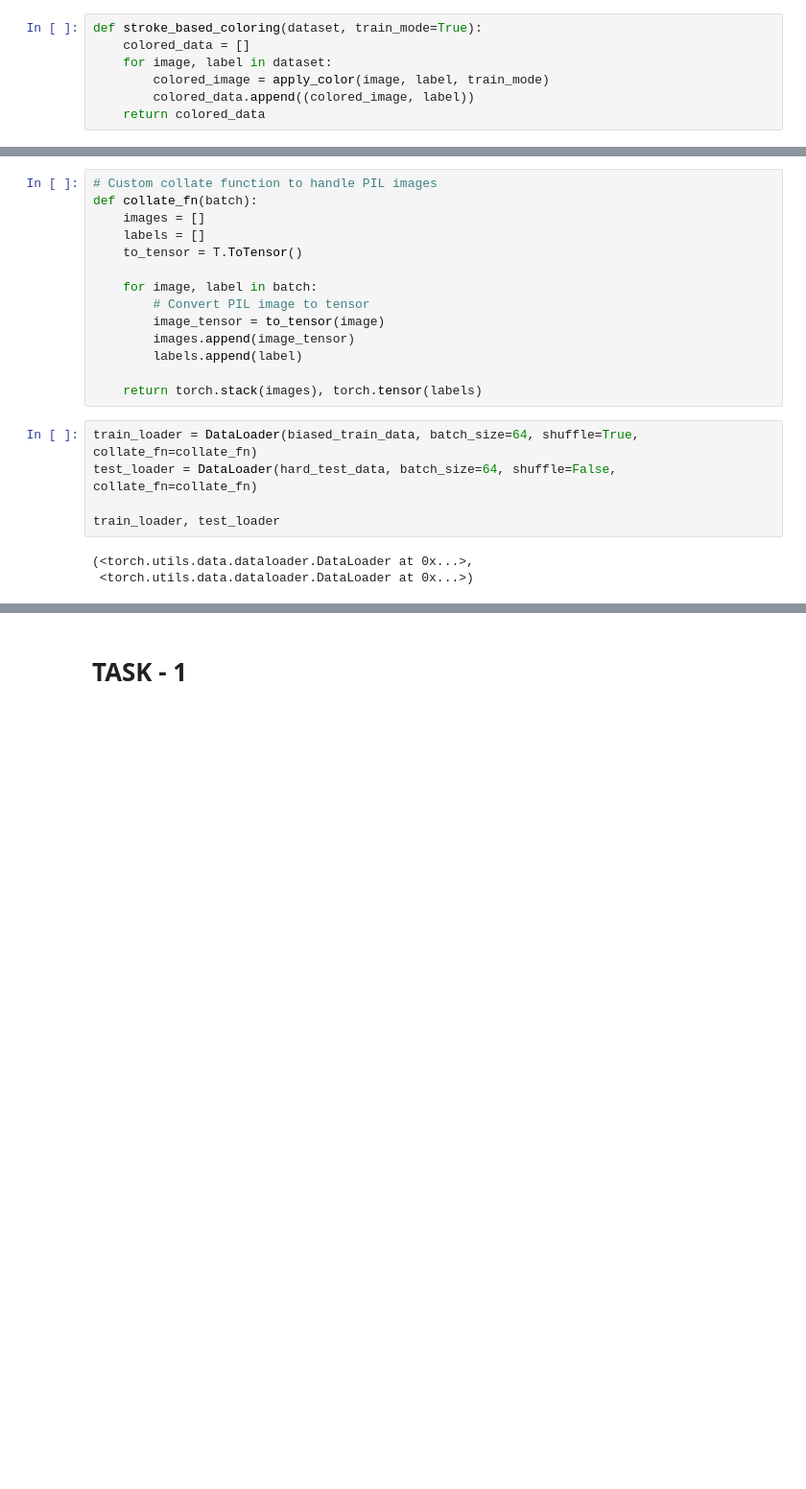
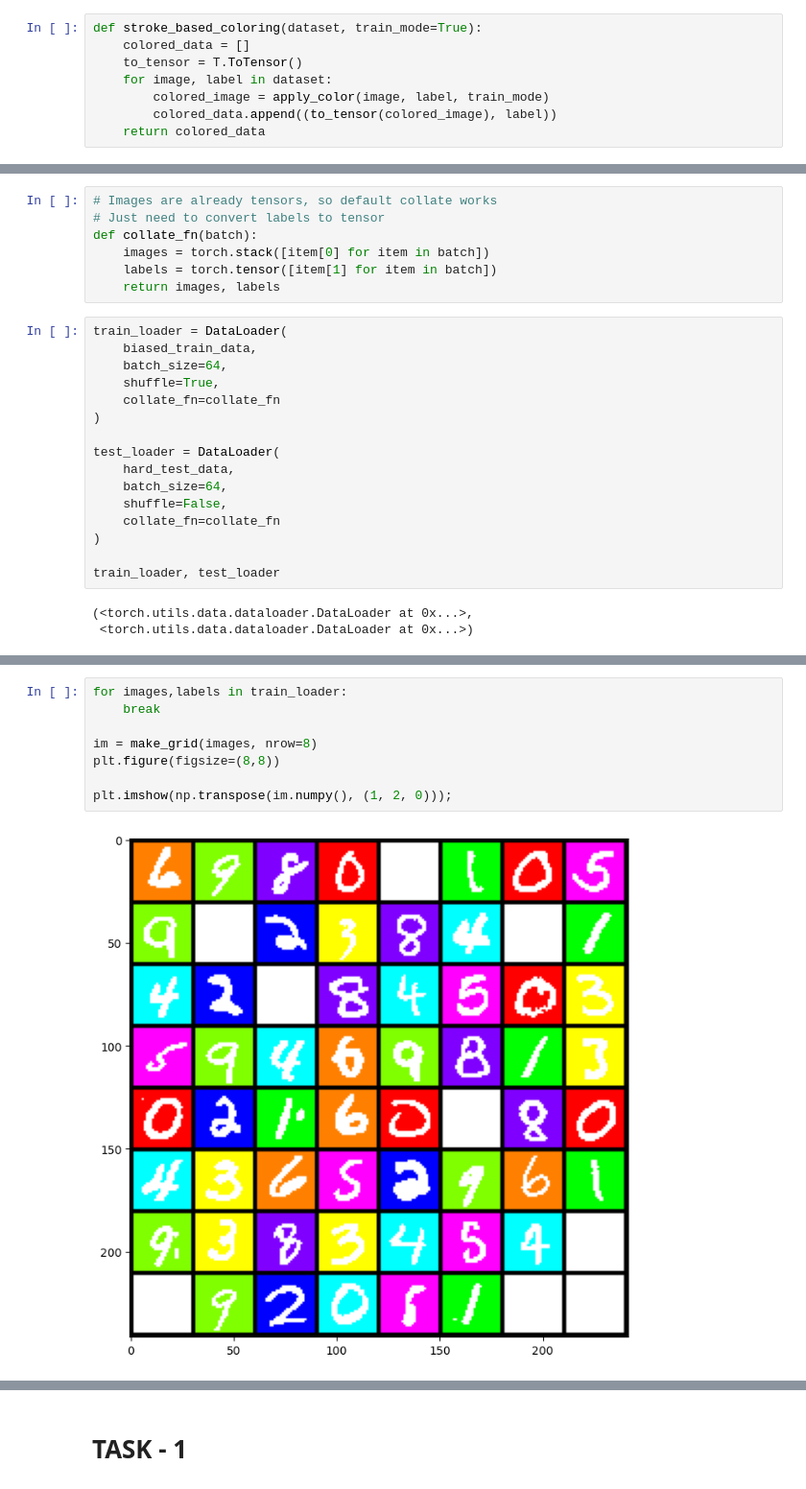
Before and after one commit to Harith-Y/PreCog-CV-Task, a Jupyter notebook: CV-Task0.ipynb, the cells around one changed output, grey strips where cells are left out. Shown at 96% size. Cells and saved outputs as stored; diff of their text form; blank space fills up the shorter version.

```diff
--- a/CV-Task0.ipynb
+++ b/CV-Task0.ipynb
@@ -87,9 +100,10 @@ def apply_color(image, label, train_mode):
 # %%
 def stroke_based_coloring(dataset, train_mode=True):
     colored_data = []
+    to_tensor = T.ToTensor()
     for image, label in dataset:
         colored_image = apply_color(image, label, train_mode)
-        colored_data.append((colored_image, label))
+        colored_data.append((to_tensor(colored_image), label))
     return colored_data
 # %%
 # Creating biased training dataset
@@ -124,20 +138,24 @@ visualize_samples(biased_train_data, hard_test_data)
 # %%
-# Custom collate function to handle PIL images
+# Images are already tensors, so default collate works
+# Just need to convert labels to tensor
 def collate_fn(batch):
-    images = []
-    labels = []
-    to_tensor = T.ToTensor()
-
-    for image, label in batch:
-        # Convert PIL image to tensor
-        image_tensor = to_tensor(image)
-        images.append(image_tensor)
-        labels.append(label)
-
-    return torch.stack(images), torch.tensor(labels)
+    images = torch.stack([item[0] for item in batch])
+    labels = torch.tensor([item[1] for item in batch])
+    return images, labels
 # %%
-train_loader = DataLoader(biased_train_data, batch_size=64, shuffle=True, collate_fn=collate_fn)
-test_loader = DataLoader(hard_test_data, batch_size=64, shuffle=False, collate_fn=collate_fn)
+train_loader = DataLoader(
+    biased_train_data,
+    batch_size=64,
+    shuffle=True,
+    collate_fn=collate_fn
+)
+
+test_loader = DataLoader(
+    hard_test_data,
+    batch_size=64,
+    shuffle=False,
+    collate_fn=collate_fn
+)
 
 train_loader, test_loader
 # %% [output]
@@ -145,0 +166,10 @@ train_loader, test_loader
+# %%
+for images,labels in train_loader:
+    break
+
+im = make_grid(images, nrow=8)
+plt.figure(figsize=(8,8))
+
+plt.imshow(np.transpose(im.numpy(), (1, 2, 0)));
+# %% [output]
+[figure, added]
```
Also changed, not shown: parts of 17 cells of this notebook.
